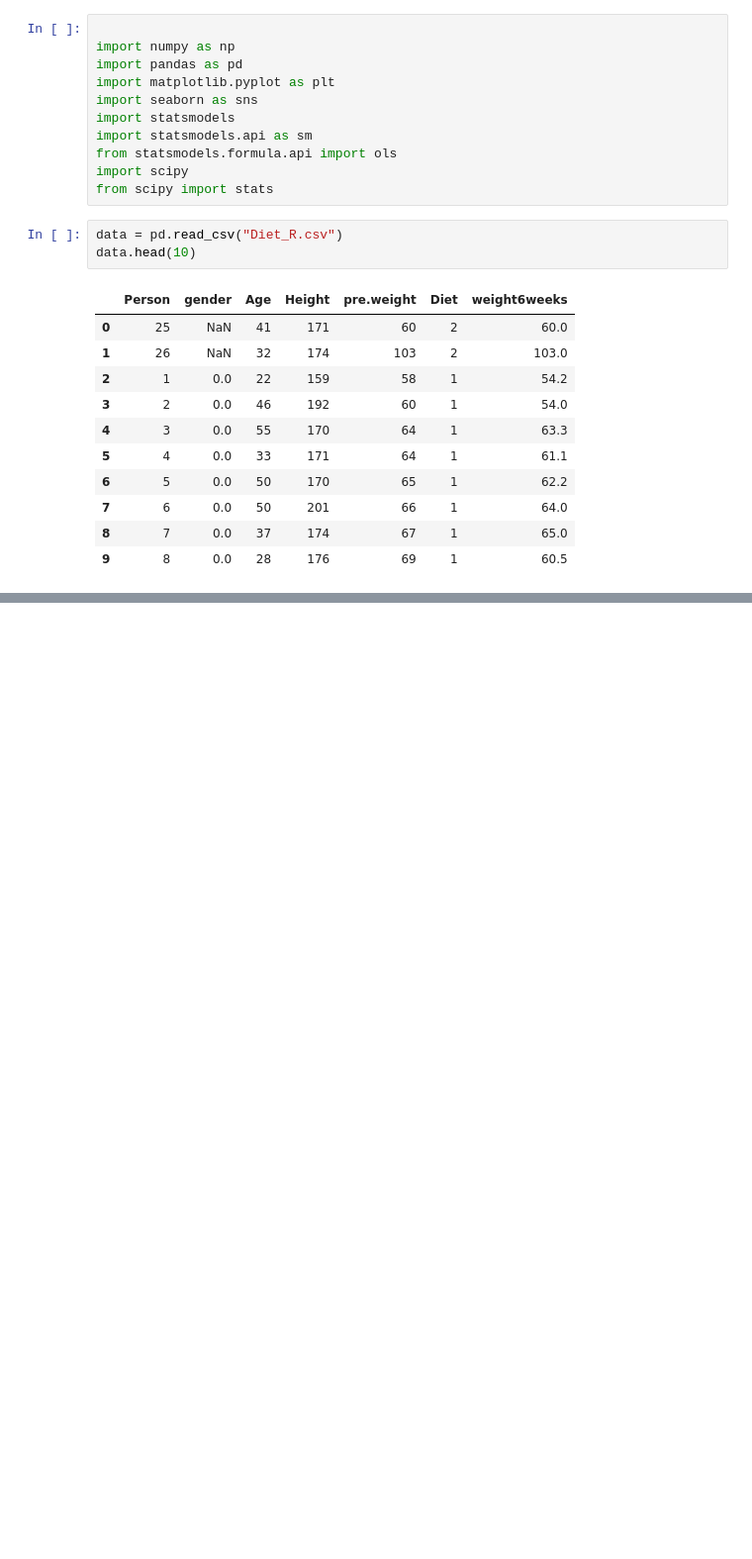
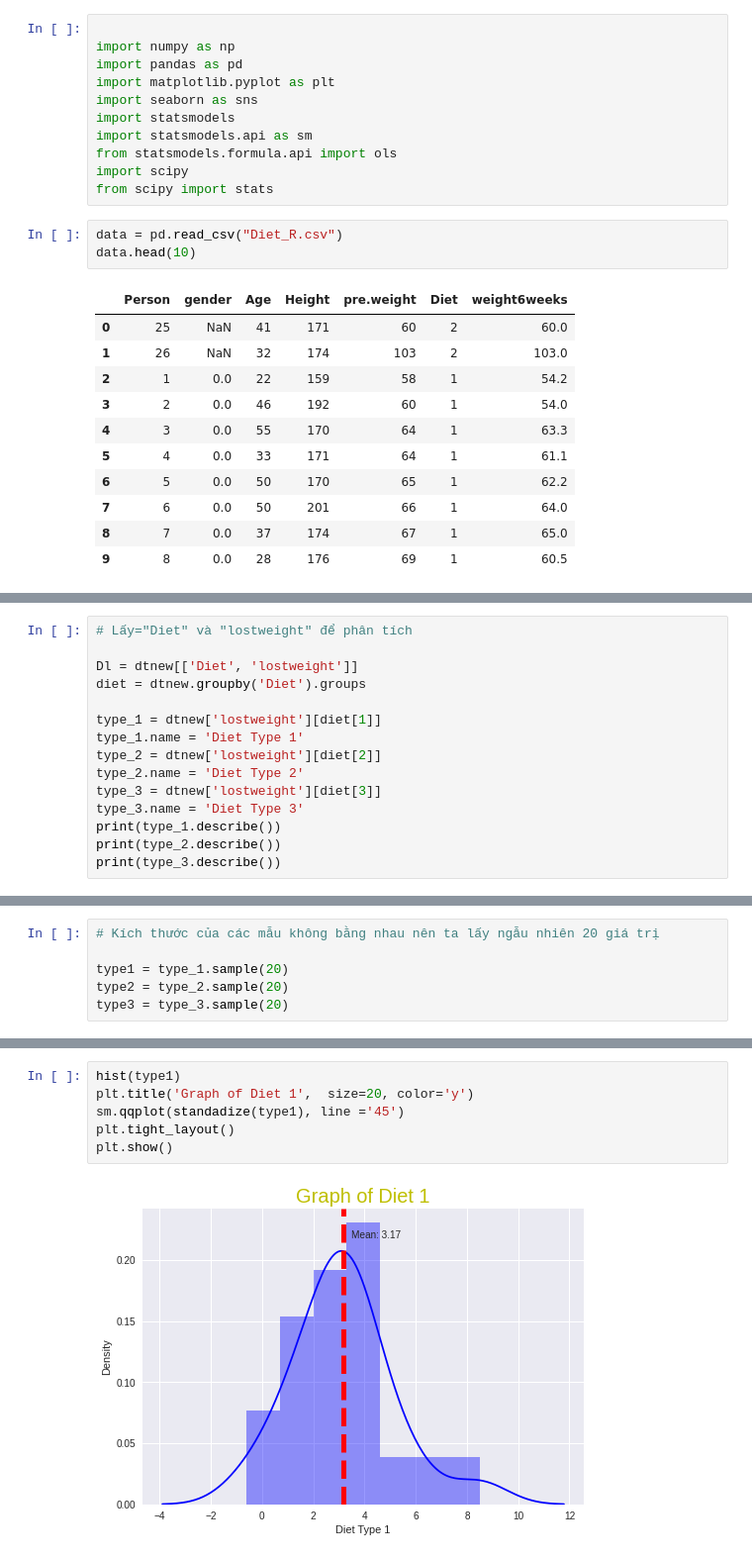
Before and after one commit to thangpro1242002/PTDL-with-python, a Jupyter notebook: Inference_Statistics.ipynb, the cells around one changed output, grey strips where cells are left out. Shown at 99% size. Drawn from its saved outputs; the diff is of its cells as text; blank space fills up the shorter version.

Commit message:
Được tạo bằng Colaboratory

```diff
--- a/Inference_Statistics.ipynb
+++ b/Inference_Statistics.ipynb
@@ -195,0 +176,15 @@ H1:Mẫu không có phương sai đồng nhất
+# %%
+# Lấy="Diet" và "lostweight" để phân tích
+
+Dl = dtnew[['Diet', 'lostweight']]
+diet = dtnew.groupby('Diet').groups
+
+type_1 = dtnew['lostweight'][diet[1]]
+type_1.name = 'Diet Type 1'
+type_2 = dtnew['lostweight'][diet[2]]
+type_2.name = 'Diet Type 2'
+type_3 = dtnew['lostweight'][diet[3]]
+type_3.name = 'Diet Type 3'
+print(type_1.describe())
+print(type_2.describe())
+print(type_3.describe())
@@ -195,0 +219,6 @@ H1:Mẫu không có phương sai đồng nhất
+# %%
+# Kích thước của các mẫu không bằng nhau nên ta lấy ngẫu nhiên 20 giá trị
+
+type1 = type_1.sample(20)
+type2 = type_2.sample(20)
+type3 = type_3.sample(20)
@@ -195,0 +234,8 @@ H1:Mẫu không có phương sai đồng nhất
+# %%
+hist(type1)
+plt.title('Graph of Diet 1',  size=20, color='y')
+sm.qqplot(standadize(type1), line ='45')
+plt.tight_layout()
+plt.show()
+# %% [output]
+[figure, added]
```
Also changed, not shown: parts of 65 cells of this notebook.
